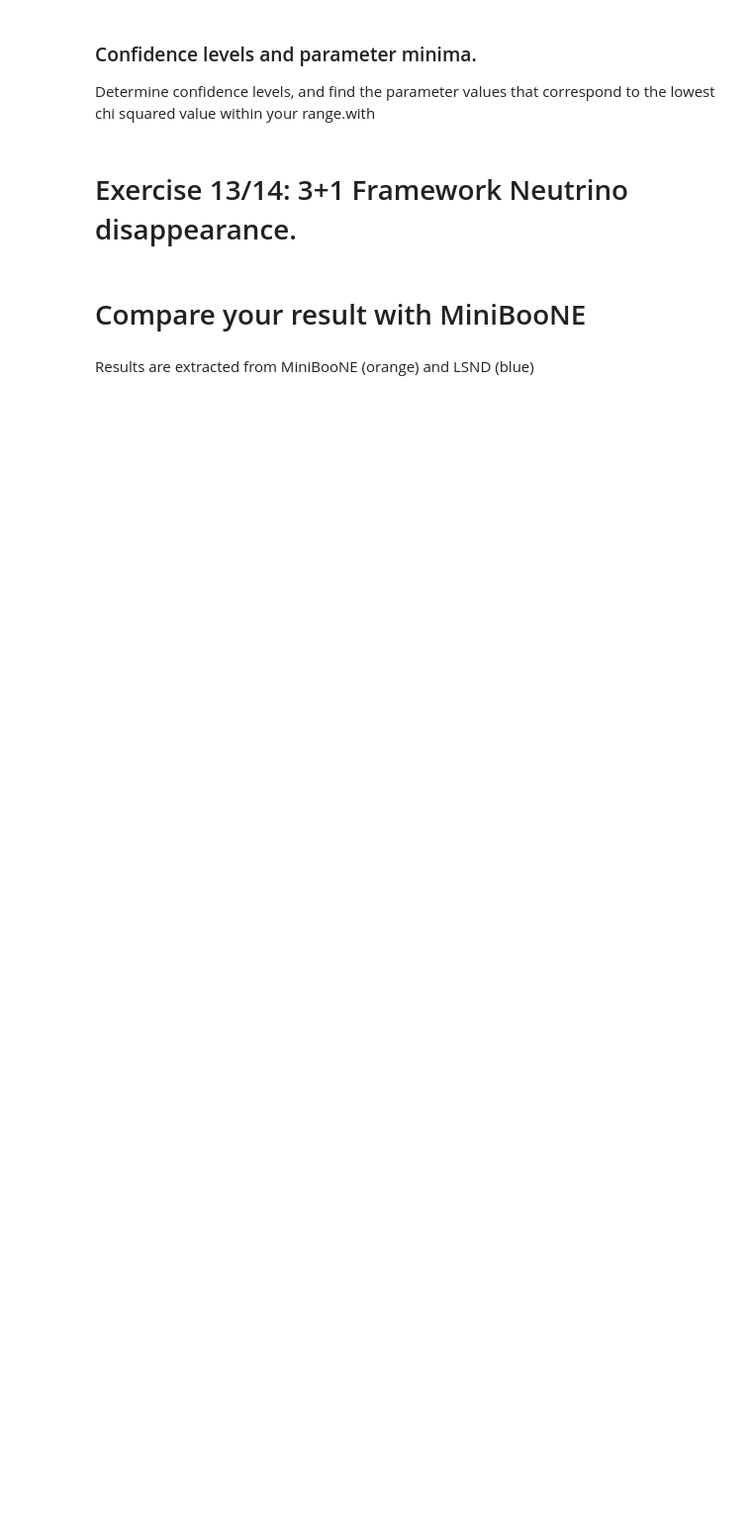
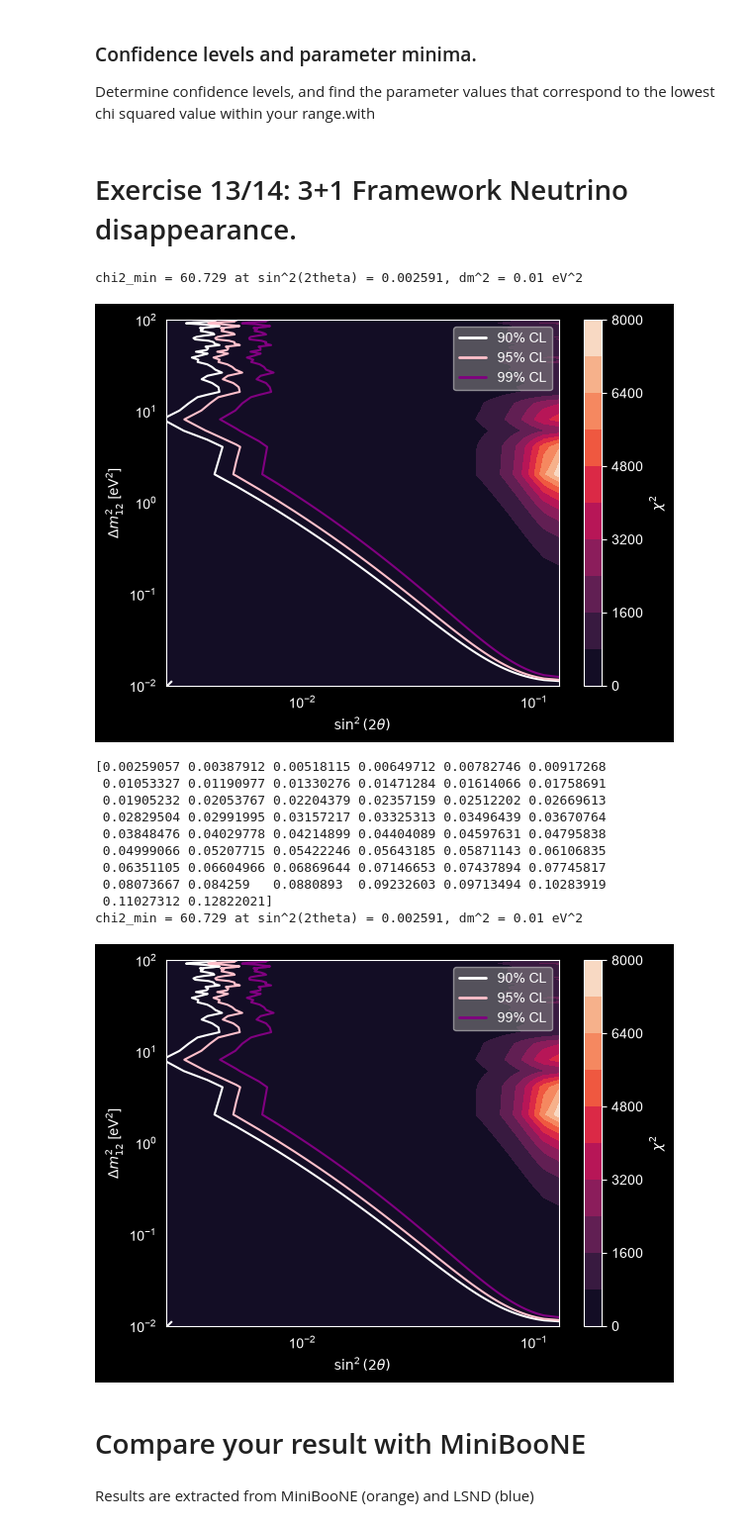
Before and after one commit to harrisonunwin/MicroBooNE_Lab, a Jupyter notebook: MainAnalysis_template.ipynb, the cells around one changed output. Shown at 99% size. Drawn from its saved outputs; the diff is of its cells as text; code cells hidden in the pictures; blank space fills up the shorter version.

```diff
--- a/MainAnalysis_template.ipynb
+++ b/MainAnalysis_template.ipynb
@@ -775,6 +799,33 @@ Determine confidence levels, and find the parameter values that correspond to th
 # Exercise 13/14: 3+1 Framework Neutrino disappearance.
 # %%
 # Produce your new oscillation parameter, which should be sin^2(2*theta_ue)
+
+def sin2theta_mue(sin2_mumu, sin2_ee=0.24):
+    return (1 - np.sqrt(1 - sin2_mumu)) * (1 - np.sqrt(1 - sin2_ee))
+
+# Use whatever array/meshgrid Z2 was built from, e.g. the one paired with X2
+x = sin2theta_mue(Y2)       # Y2 = the sin^2(2θ_μμ) grid used for Z2
+
+contour_plot(X2, x, Z2, log=True, data=True, chi=True)
+
+x = sin2theta_mue(Y2)
+print(x)
+
+contour_plot(X2, x, Z2,log = True, data = True, chi = True)
+# %% [output]
+chi2_min = 60.729 at sin^2(2theta) = 0.002591, dm^2 = 0.01 eV^2
+[figure, added]
+[0.00259057 0.00387912 0.00518115 0.00649712 0.00782746 0.00917268
+ 0.01053327 0.01190977 0.01330276 0.01471284 0.01614066 0.01758691
+ 0.01905232 0.02053767 0.02204379 0.02357159 0.02512202 0.02669613
+ 0.02829504 0.02991995 0.03157217 0.03325313 0.03496439 0.03670764
+ 0.03848476 0.04029778 0.04214899 0.04404089 0.04597631 0.04795838
+ 0.04999066 0.05207715 0.05422246 0.05643185 0.05871143 0.06106835
+ 0.06351105 0.06604966 0.06869644 0.07146653 0.07437894 0.07745817
+ 0.08073667 0.084259   0.0880893  0.09232603 0.09713494 0.10283919
+ 0.11027312 0.12822021]
+chi2_min = 60.729 at sin^2(2theta) = 0.002591, dm^2 = 0.01 eV^2
+[figure, added]
 # %% [markdown]
 # Compare your result with MiniBooNE
 # %% [markdown]
```
Also changed, not shown: parts of 8 cells of this notebook.
